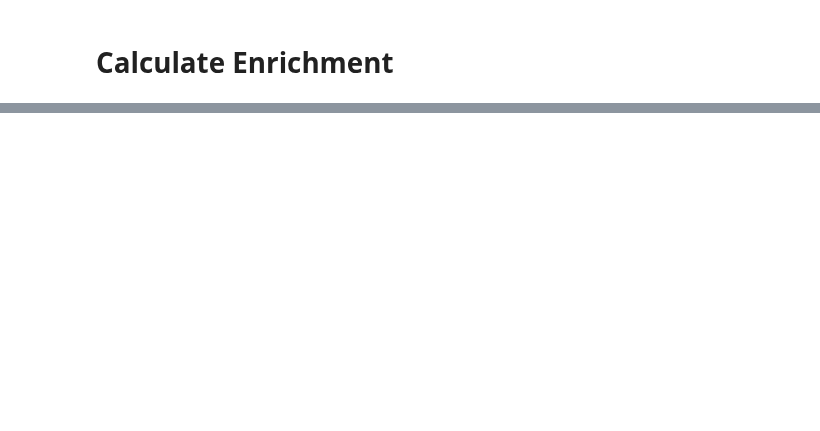
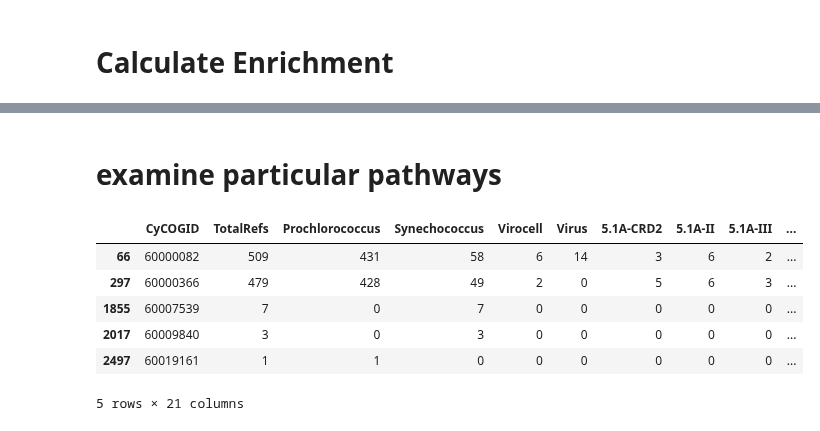
Before and after one commit to blasks/barnacle-manuscript, a Jupyter notebook: analyses/7-interpretation/0-enrichment-analysis.ipynb, the cells around one changed output, grey strips where cells are left out. Drawn from its saved outputs; the diff is of its cells as text; code cells hidden in the pictures; blank space fills up the shorter version.

```diff
--- a/analyses/7-interpretation/0-enrichment-analysis.ipynb
+++ b/analyses/7-interpretation/0-enrichment-analysis.ipynb
@@ -299,8 +399,13 @@ pathway_names = {}
 ko_dict = {}
 ko_names = {}
 
-# exclude pathways specific to eukaryotes, multicellular organisms, and humans
+# exclude pathways specific to eukaryotes, multicellular organisms, humans, and other processes not relevant to cyanobacteria
 excluded_systems = ['09144 Cellular community - eukaryotes', '09150 Organismal Systems', '09160 Human Diseases']
+excluded_pathways = [
+    'ko04013', 'ko04341', 'ko04391', 'ko04140', 'ko04137', 'ko04214', 'ko03250', 'ko03262', 'ko03261', 'ko03263', 'ko03264',
+    'ko03265', 'ko03266', 'ko03268', 'ko03267', 'ko04011', 'ko04138', 'ko04139', 'ko04111', 'ko04113', 'ko04114', 'ko00981',
+    'ko03260'
+]
 
 # iterate through json
 for supersystem in json.loads(file.content)['children']:
@@ -313,18 +418,21 @@ for supersystem in json.loads(file.content)['children']:
             continue
         for pathway in system['children']:
             path_id = f'ko{pathway["name"].split(" ")[0]}'
-            path_members = []
-            if 'children' in pathway.keys():
-                # parse ko numbers of each pathway
-                for ko in pathway['children']:
-                    ko_id = ko['name'].split(' ')[0]
-                    ko_names[ko_id] = ' '.join(ko['name'].split(' ')[1:]).strip(' ')
-                    path_members.append(ko_id)
-                    # add pathway to ko_dict
-                    if ko_id in ko_dict.keys():
-                        ko_dict[ko_id].append(path_id)
-                    else:
-                        ko_dict[ko_id] = [path_id]
-                pathway_dict[path_id] = path_members
-                pathway_names[path_id] = pathway["name"][6:]
-            print(f'\t\t{path_id}: {pathway["name"]} ({len(path_members)})')
+            if path_id in excluded_pathways:
+                print(f'\t\t\tEXCLUDED\t{path_id}: {pathway["name"]}')
+            else:
+                path_members = []
+                if 'children' in pathway.keys():
+                    # parse ko numbers of each pathway
+                    for ko in pathway['children']:
+                        ko_id = ko['name'].split(' ')[0]
+                        ko_names[ko_id] = ' '.join(ko['name'].split(' ')[1:]).strip(' ')
+                        path_members.append(ko_id)
+                        # add pathway to ko_dict
+                        if ko_id in ko_dict.keys():
+                            ko_dict[ko_id].append(path_id)
+                        else:
+                            ko_dict[ko_id] = [path_id]
+                    pathway_dict[path_id] = path_members
+                    pathway_names[path_id] = pathway["name"][6:]
+                print(f'\t\t{path_id}: {pathway["name"]} ({len(path_members)})')
@@ -502,0 +784,14 @@ enrichments_df
+# %% [markdown]
+# examine particular pathways
+# %%
+# look at genes in ko04216: ferroptosis
+
+pathway_df.loc[pathway_df['ko04216'].astype(bool), :'NRefsOtherKO']
+# %% [output]
+|  | CyCOGID | TotalRefs | Prochlorococcus | Synechococcus | Virocell | Virus | 5.1A-CRD2 | 5.1A-II | 5.1A-III | ... |
+| 66 | 60000082 | 509 | 431 | 58 | 6 | 14 | 3 | 6 | 2 | ... |
+| 297 | 60000366 | 479 | 428 | 49 | 2 | 0 | 5 | 6 | 3 | ... |
+| 1855 | 60007539 | 7 | 0 | 7 | 0 | 0 | 0 | 0 | 0 | ... |
+| 2017 | 60009840 | 3 | 0 | 3 | 0 | 0 | 0 | 0 | 0 | ... |
+| 2497 | 60019161 | 1 | 1 | 0 | 0 | 0 | 0 | 0 | 0 | ... |
+5 rows × 21 columns
```
Also changed, not shown: parts of 17 cells of this notebook.
